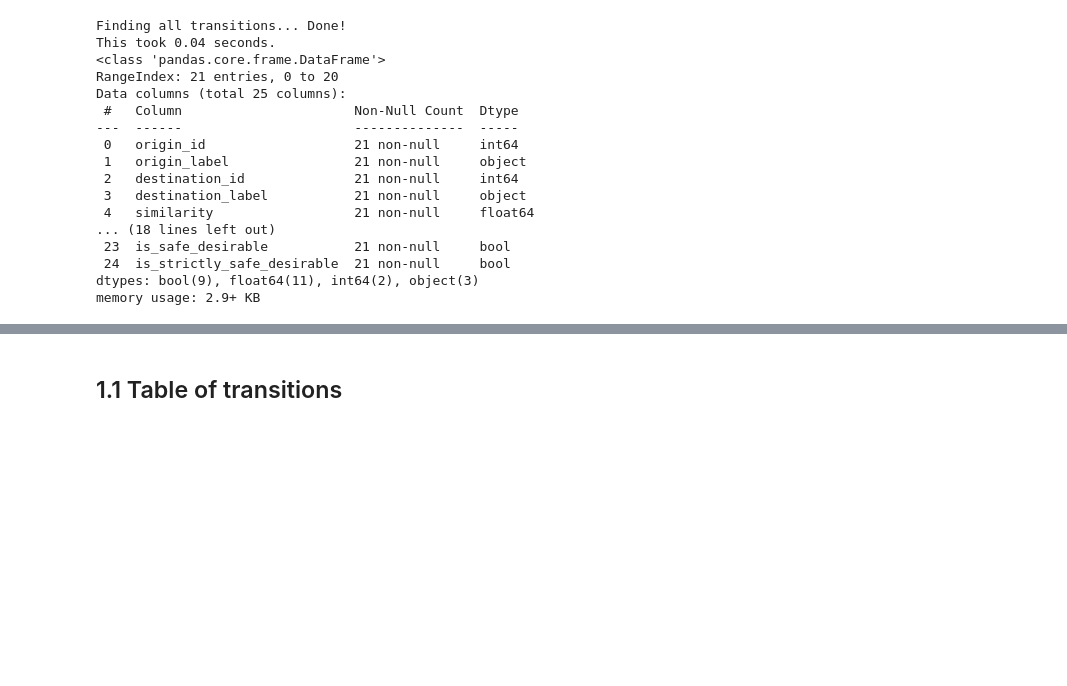
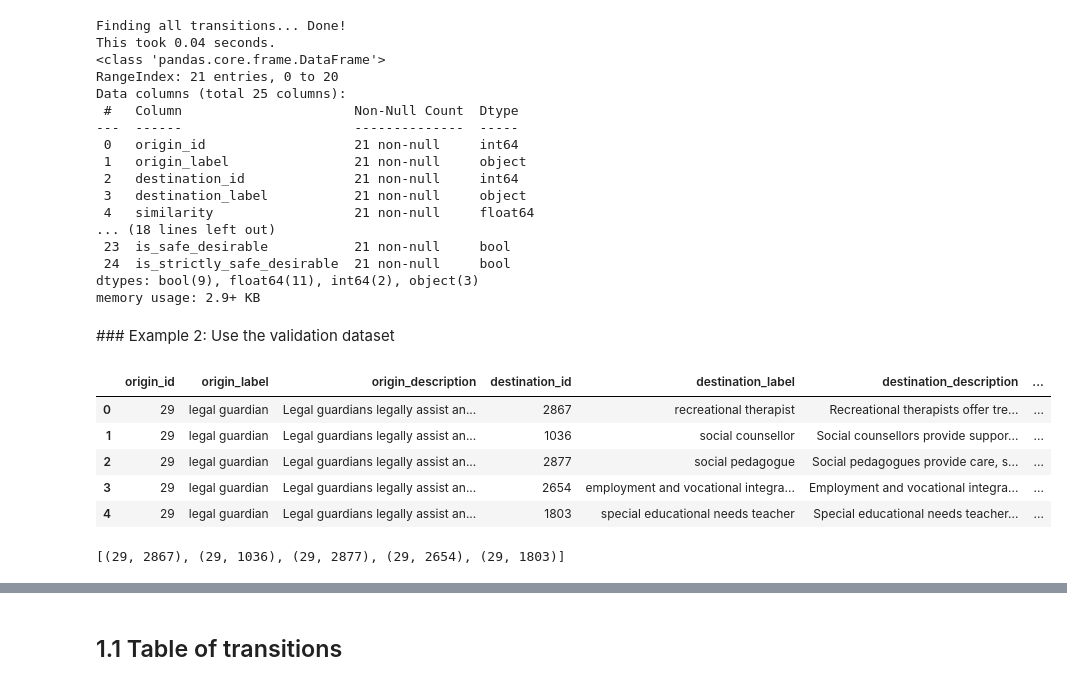
Before and after one commit to nestauk/mapping-career-causeways, a Jupyter notebook: codebase/notebooks/05_transition_analyses/specific_examples/Generate_transitions_examples.ipynb, the cells around one changed output, grey strips where cells are left out. Drawn from its saved outputs; the diff is of its cells as text; code cells hidden in the pictures; blank space fills up the shorter version.

```diff
--- a/codebase/notebooks/05_transition_analyses/specific_examples/Generate_transitions_examples.ipynb
+++ b/codebase/notebooks/05_transition_analyses/specific_examples/Generate_transitions_examples.ipynb
@@ -37,3 +39,21 @@ Data columns (total 25 columns):
  24  is_strictly_safe_desirable  21 non-null     bool
 dtypes: bool(9), float64(11), int64(2), object(3)
 memory usage: 2.9+ KB
+# %% [markdown]
+### Example 2: Use the validation dataset
+# %%
+# Example 2: Add transition data using a pre-specified list of occupation pairs
+validation_data = pd.read_csv(useful_paths.data_dir + 'processed/validation/Transitions_to_validate_BATCH_1.csv')
+transition_pairs = [(row.origin_id, row.destination_id) for j, row in validation_data.iterrows()]
+validation_data.head(5)
+# %% [output]
+|  | origin_id | origin_label | origin_description | destination_id | destination_label | destination_description | ... |
+| 0 | 29 | legal guardian | Legal guardians legally assist an... | 2867 | recreational therapist | Recreational therapists offer tre... | ... |
+| 1 | 29 | legal guardian | Legal guardians legally assist an... | 1036 | social counsellor | Social counsellors provide suppor... | ... |
+| 2 | 29 | legal guardian | Legal guardians legally assist an... | 2877 | social pedagogue | Social pedagogues provide care, s... | ... |
+| 3 | 29 | legal guardian | Legal guardians legally assist an... | 2654 | employment and vocational integra... | Employment and vocational integra... | ... |
+| 4 | 29 | legal guardian | Legal guardians legally assist an... | 1803 | special educational needs teacher | Special educational needs teacher... | ... |
+# %%
+transition_pairs[0:5]
+# %% [output]
+[(29, 2867), (29, 1036), (29, 2877), (29, 2654), (29, 1803)]
```
Also changed, not shown: parts of 4 cells of this notebook, 1 other file.
